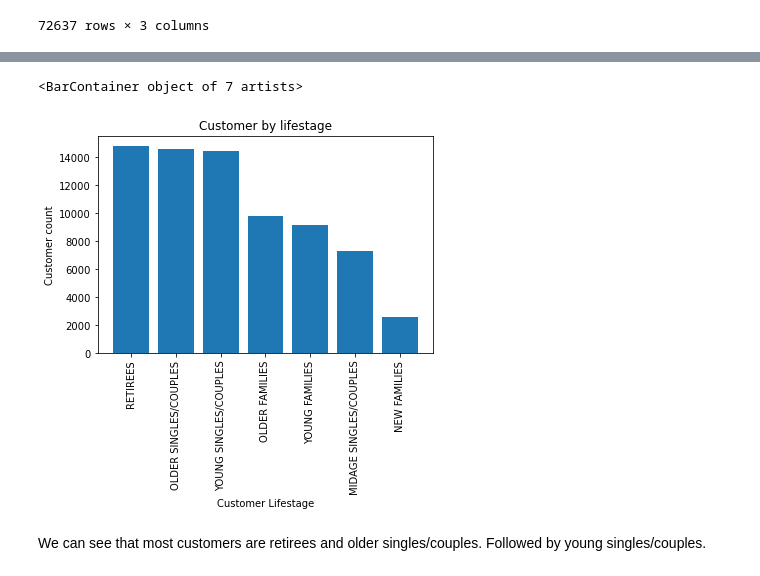
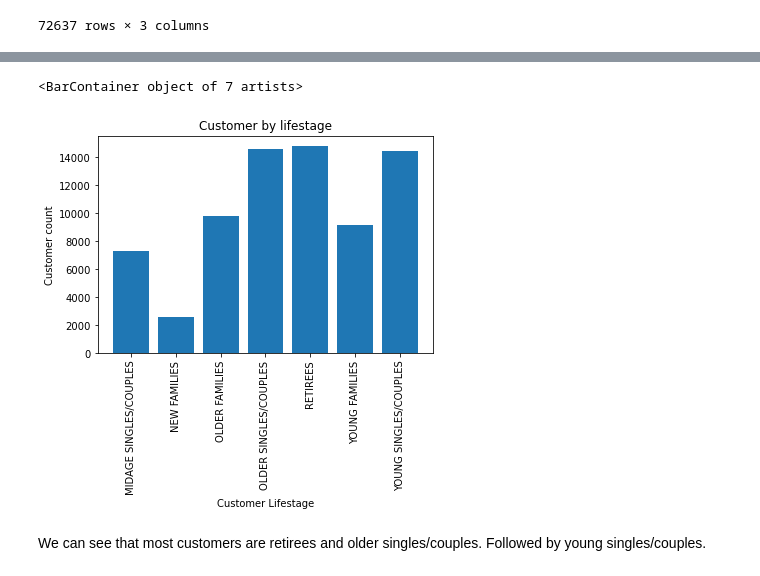
Before and after one commit to NisanBaysal/chipData, a Jupyter notebook: Desktop/github projects/chipDataAnalysis/ChipAnalysis.ipynb, the cells around one changed output, grey strips where cells are left out. Cells and saved outputs as stored; diff of their text form; code cells hidden in the pictures.

```diff
--- a/Desktop/github projects/chipDataAnalysis/ChipAnalysis.ipynb
+++ b/Desktop/github projects/chipDataAnalysis/ChipAnalysis.ipynb
@@ -329,3 +329,8 @@ purchaseBehvaiour
 | 72635 | 2370961 | OLDER FAMILIES | Budget |
 | 72636 | 2373711 | YOUNG SINGLES/COUPLES | Mainstream |
 72637 rows × 3 columns
+# %%
+customer_lifestage_count=purchaseBehvaiour.groupby(['LIFESTAGE']).count()
+customer_lifestage_count.drop('LYLTY_CARD_NBR', axis=1, inplace=True)
+customer_lifestage_count =customer_lifestage_count.rename(columns={'PREMIUM_CUSTOMER': 'Customer_Count'})
+customer_lifestage_count
@@ -332,13 +347,13 @@ purchaseBehvaiour
 # %%
 plt.figure(figsize=(6, 4))
 plt.title('Customer by lifestage')
 plt.xlabel('Customer Lifestage')
 plt.xticks(rotation=90)
 plt.ylabel('Customer count')
-plt.bar(customer_lifestage_count.index, customer_lifestage_count['LIFESTAGE'])
+plt.bar(customer_lifestage_count.index, customer_lifestage_count['Customer_Count'])
 # %% [output]
 <BarContainer object of 7 artists>
-[figure, old version]
+[figure, new version]
 # %% [markdown]
 We can see that most customers are retirees and older singles/couples. Followed by young singles/couples.
 # %% [markdown]
```
Also changed, not shown: parts of 26 cells of this notebook.
